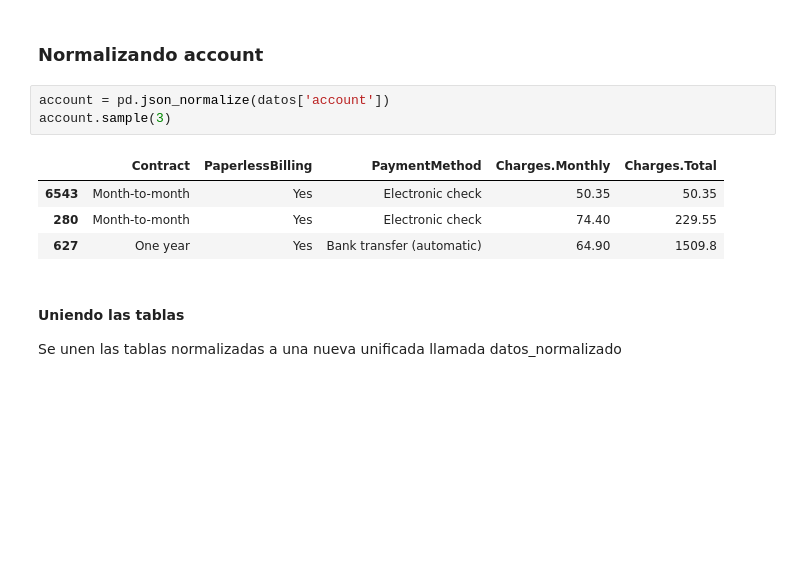
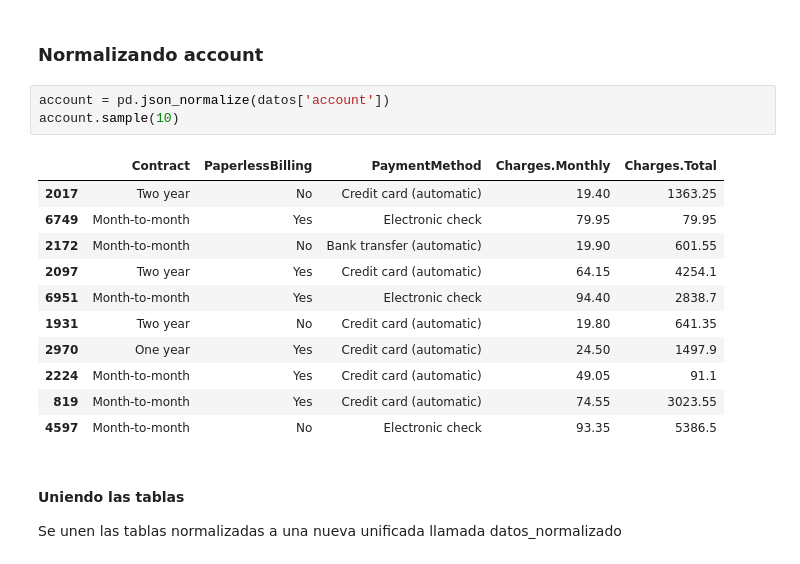
Before and after one commit to adromass/Challenge_Telecom_X, a Jupyter notebook: Challenge_Telecom_X.ipynb, the cells around one changed output. Saved outputs shown, nothing was run; the diff lists cells and outputs as text; blank space fills up the shorter version.

```diff
--- a/Challenge_Telecom_X.ipynb
+++ b/Challenge_Telecom_X.ipynb
@@ -50,12 +71,19 @@ internet.sample(3)
 ### Normalizando **account**
 # %%
 account = pd.json_normalize(datos['account'])
-account.sample(3)
+account.sample(10)
 # %% [output]
 |  | Contract | PaperlessBilling | PaymentMethod | Charges.Monthly | Charges.Total |
-| 6543 | Month-to-month | Yes | Electronic check | 50.35 | 50.35 |
-| 280 | Month-to-month | Yes | Electronic check | 74.40 | 229.55 |
-| 627 | One year | Yes | Bank transfer (automatic) | 64.90 | 1509.8 |
+| 2017 | Two year | No | Credit card (automatic) | 19.40 | 1363.25 |
+| 6749 | Month-to-month | Yes | Electronic check | 79.95 | 79.95 |
+| 2172 | Month-to-month | No | Bank transfer (automatic) | 19.90 | 601.55 |
+| 2097 | Two year | Yes | Credit card (automatic) | 64.15 | 4254.1 |
+| 6951 | Month-to-month | Yes | Electronic check | 94.40 | 2838.7 |
+| 1931 | Two year | No | Credit card (automatic) | 19.80 | 641.35 |
+| 2970 | One year | Yes | Credit card (automatic) | 24.50 | 1497.9 |
+| 2224 | Month-to-month | Yes | Credit card (automatic) | 49.05 | 91.1 |
+| 819 | Month-to-month | Yes | Credit card (automatic) | 74.55 | 3023.55 |
+| 4597 | Month-to-month | No | Electronic check | 93.35 | 5386.5 |
 # %% [markdown]
 #### Uniendo las tablas
 Se unen las tablas normalizadas a una nueva unificada llamada datos_normalizado
```
Also changed, not shown: parts of 12 cells of this notebook.
